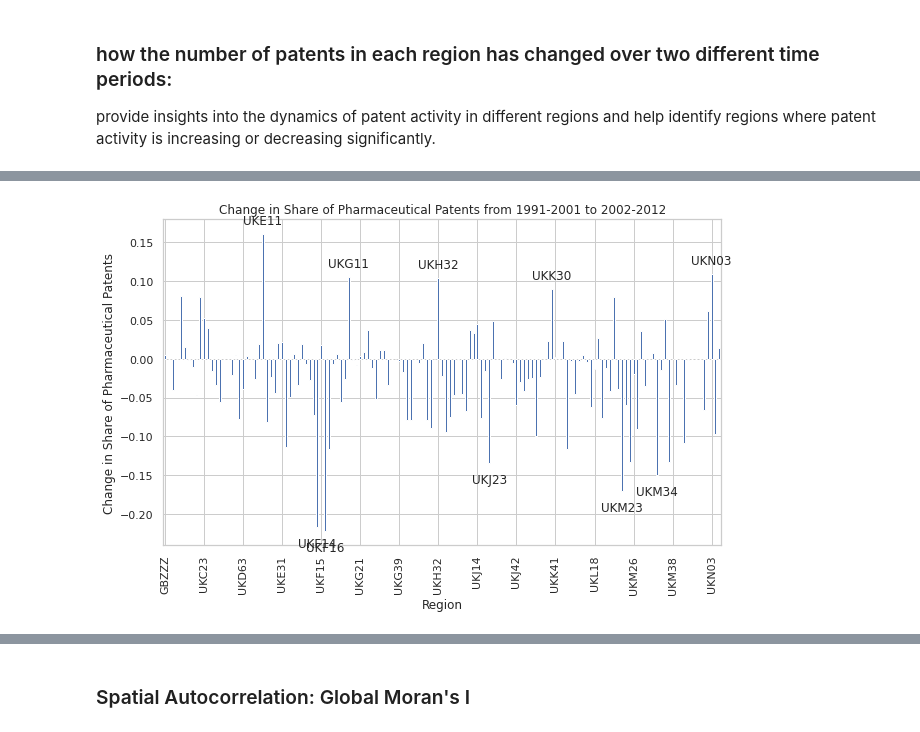
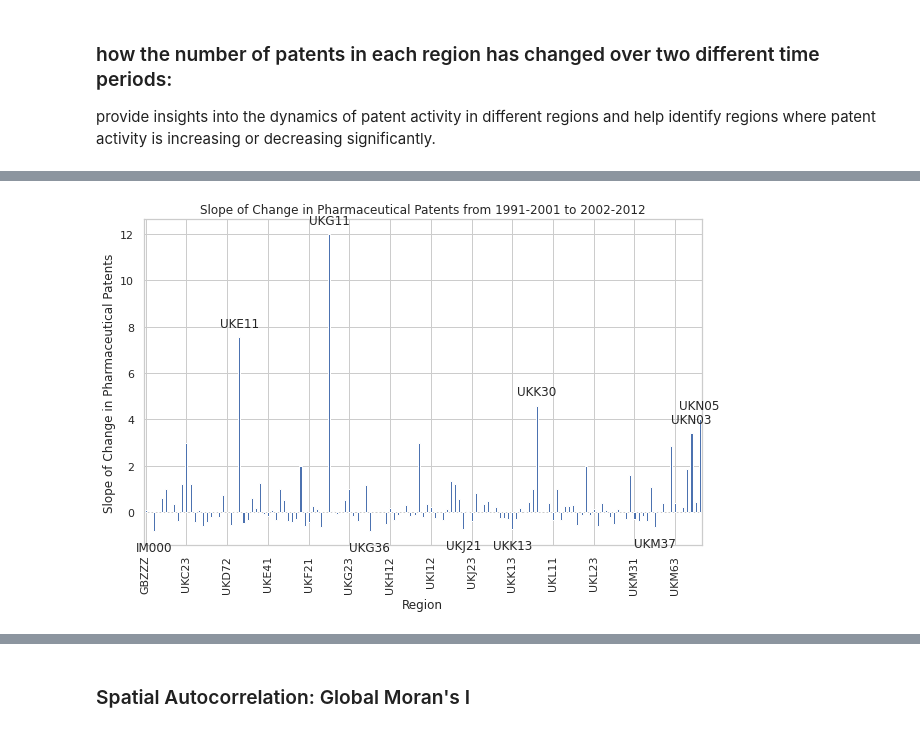
Before and after one commit to zhuoranliu22/dissertation, a Jupyter notebook: Analysis的副本.ipynb, the cells around one changed output, grey strips where cells are left out. Cells and saved outputs as stored; diff of their text form; code cells hidden in the pictures.

```diff
--- a/Analysis的副本.ipynb
+++ b/Analysis的副本.ipynb
@@ -381,11 +518,12 @@ window1 = range(1991, 2002)
 window2 = range(2002, 2013)
 
 # Compute the total number of patents in each region for each window
-patents_window1 = df_da[df_da['prio_year'].isin(window1)].groupby('reg_code')['app_nbr'].count()/inv[inv['prio_year'].isin(window1)].groupby('reg_code')['app_nbr'].count()
-patents_window2 = df_da[df_da['prio_year'].isin(window2)].groupby('reg_code')['app_nbr'].count()/inv[inv['prio_year'].isin(window2)].groupby('reg_code')['app_nbr'].count()
+patents_window1 = df_da[df_da['prio_year'].isin(window1)].groupby('reg_code')['app_nbr'].count()
+patents_window2 = df_da[df_da['prio_year'].isin(window2)].groupby('reg_code')['app_nbr'].count()
 
 # Compute the change in the number of patents for each region
-change_in_patents = patents_window2 - patents_window1
+change_in_patents = (patents_window2 - patents_window1)/patents_window1
+change_in_patents_new = (patents_window2 - patents_window1)
 change_in_patents
 # %% [output]
 reg_code
@@ -404,25 +558,25 @@ Name: app_nbr, Length: 143, dtype: float64
 # %%
 # Plot the change in the number of patents for each region
 change_in_patents.plot(kind='bar', figsize=(10, 6))
 plt.xlabel('Region')
-plt.ylabel('Change in Share of Pharmaceutical Patents')
-plt.title('Change in Share of Pharmaceutical Patents from 1991-2001 to 2002-2012')
+plt.ylabel('Slope of Change in Pharmaceutical Patents')
+plt.title('Slope of Change in Pharmaceutical Patents from 1991-2001 to 2002-2012')
 
 xticks = plt.xticks()[0]
 n = 10
 xticks = xticks[::n]
 plt.xticks(xticks)
 # Label the top 5 and bottom 5 changes
 top5_changes = change_in_patents.nlargest(5)
 bottom5_changes = change_in_patents.nsmallest(5)
 x_positions_top = [change_in_patents.index.get_loc(i) for i in top5_changes.index]
 x_positions_bottom = [change_in_patents.index.get_loc(i) for i in bottom5_changes.index]
 for i in range(len(top5_changes)):
     plt.annotate(top5_changes.index[i], (x_positions_top[i], top5_changes.iloc[i]), textcoords="offset points", xytext=(0,10), ha='center')
 for i in range(len(bottom5_changes)):
     plt.annotate(bottom5_changes.index[i], (x_positions_bottom[i], bottom5_changes.iloc[i]), textcoords="offset points", xytext=(0,-20), ha='center')
-
+plt.savefig('window_slope.png', dpi=300, bbox_inches='tight')
 
 plt.show()
 # %% [output]
-[figure, old version]
+[figure, new version]
```
Also changed, not shown: parts of 126 cells of this notebook, 1 other file.
